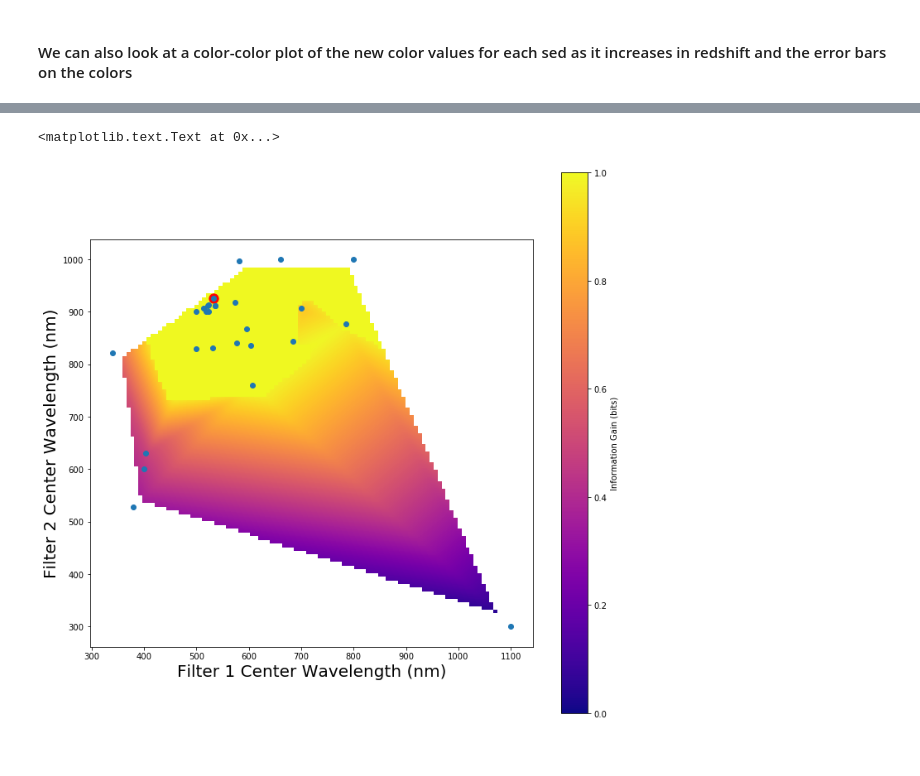
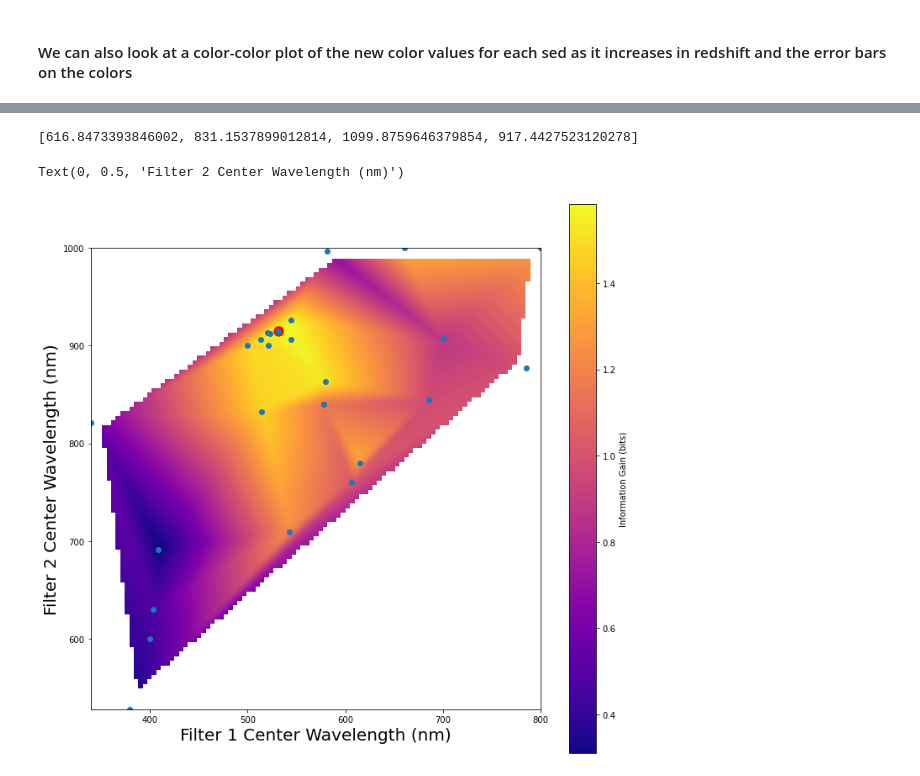
Before and after one commit to dirac-institute/siggi, a Jupyter notebook: examples/Intro_Examples.ipynb, the cells around one changed output, grey strips where cells are left out. Cells and saved outputs as stored; diff of their text form; code cells hidden in the pictures.

Commit message:
Remade filter interface and added in comb filters with example notebook.

```diff
--- a/examples/Intro_Examples.ipynb
+++ b/examples/Intro_Examples.ipynb
@@ -52,7 +53,7 @@ frozen_dict = BandpassDict(frozen_dict.values()[:2], frozen_dict.keys()[:2])
 random_state = np.random.RandomState(17)
 num_filters = 2
 set_ratio = 1.0
-res = sig_example.optimize_filters(num_filters=num_filters,
+res = sig_example.optimize_filters(num_filters=num_filters, filt_type='trap',
                                    filt_min=300., filt_max=1100.,
                                    set_ratio=set_ratio,
                                    system_wavelen_max=1200.,
@@ -123,7 +140,7 @@ print(best_pt, best_val)
 # %%
 red_spec.redshiftSED(0.5)
 blue_spec.redshiftSED(0.5)
-sig_plot = plotting([red_spec, blue_spec], best_pt, set_ratio=1.0,
+sig_plot = plotting([red_spec, blue_spec], best_pt, 'trap', set_ratio=1.0,
                     frozen_filt_dict=frozen_dict, frozen_filt_eff_wavelen=[365, 477],
                     sed_mags=22.0)
 # %% [markdown]
@@ -145,14 +183,19 @@ fig = sig_plot.plot_color_color(['g', 'filter_0', 'filter_0', 'filter_1'],
+# %%
+res.Xi[10]
+# %% [output]
+[616.8473393846002, 831.1537899012814, 1099.8759646379854, 917.4427523120278]
 # %%
 # Preliminary Feature #
 # Information Gain Space plotting for multiple filters #
 fig = plt.figure(figsize=(12,12))
-xi, yi = sig_plot.plot_ig_space(res.Xi, np.abs(res.yi), [0,1], return_centers=True)
+xi, yi = sig_plot.plot_ig_space(np.array(res.Xi)[np.where(np.array(res.yi) != 0.)],
+                                np.abs(res.yi)[np.array(res.yi) != 0], [0,1], return_centers=True)
 cbar = plt.colorbar()
 cbar.set_label('Information Gain (bits)')
 plt.scatter(best_pt[0] + (best_pt[1]-best_pt[0])/2., best_pt[2] + (best_pt[3]-best_pt[2])/2., c='r', s=128)
 plt.scatter(xi, yi)
 plt.xlabel('Filter 1 Center Wavelength (nm)', size=20)
 plt.ylabel('Filter 2 Center Wavelength (nm)', size=20)
 # %% [output]
-<matplotlib.text.Text at 0x...>
+Text(0, 0.5, 'Filter 2 Center Wavelength (nm)')
-[figure, old version]
+[figure, new version]
```
Also changed, not shown: parts of 8 cells of this notebook, 18 other files.
